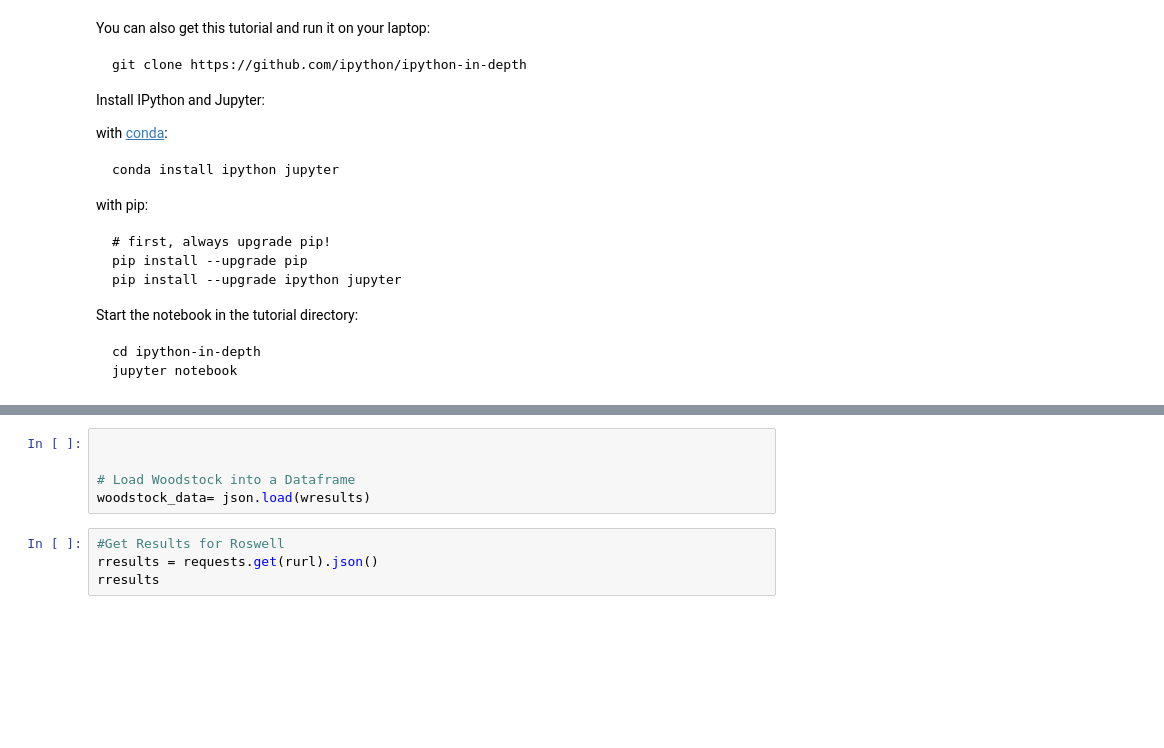
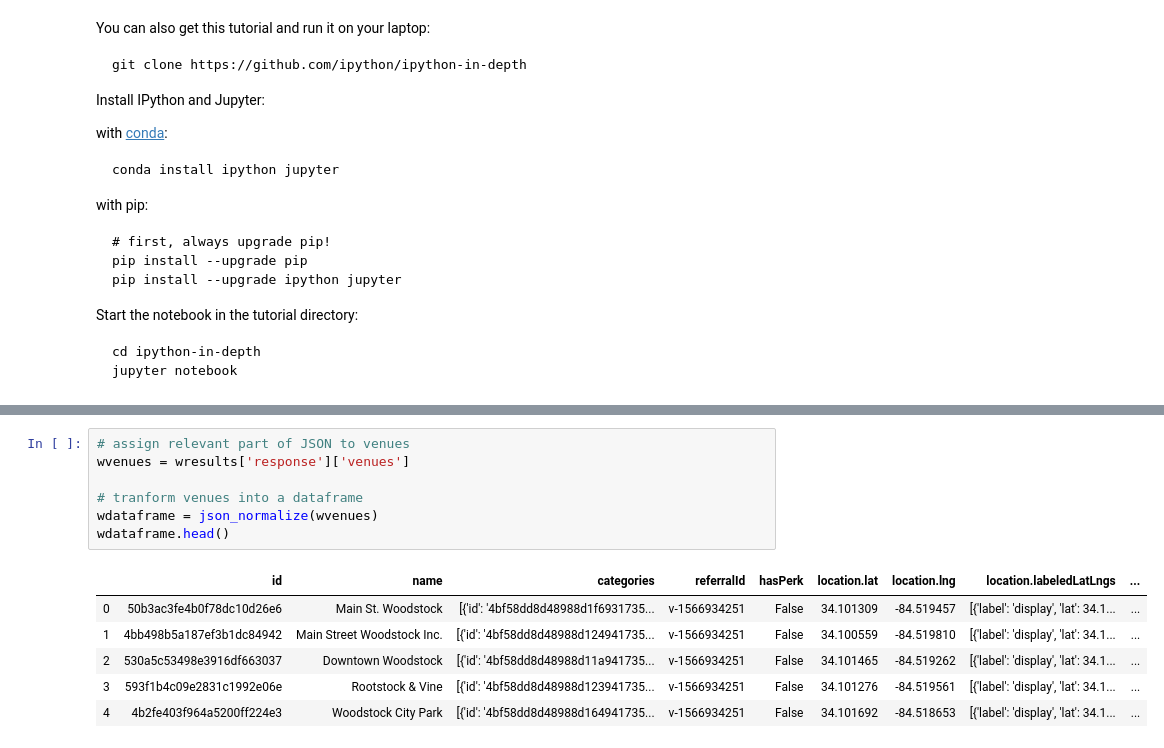
Before and after one commit to kmjacox/Coursera_Capstone, a Jupyter notebook: Index.ipynb, the cells around one changed output, grey strips where cells are left out. Saved outputs shown, nothing was run; the diff lists cells and outputs as text; blank space fills up the shorter version.

```diff
--- a/Index.ipynb
+++ b/Index.ipynb
@@ -121,9 +179,14 @@ wresults
-# %%
-
-
-# Load Woodstock into a Dataframe
-woodstock_data= json.load(wresults)
-# %%
-#Get Results for Roswell
-rresults = requests.get(rurl).json()
-rresults
+# %%
+# assign relevant part of JSON to venues
+wvenues = wresults['response']['venues']
+
+# tranform venues into a dataframe
+wdataframe = json_normalize(wvenues)
+wdataframe.head()
+# %% [output]
+|  | id | name | categories | referralId | hasPerk | location.lat | location.lng | location.labeledLatLngs | ... |
+| 0 | 50b3ac3fe4b0f78dc10d26e6 | Main St. Woodstock | [{'id': '4bf58dd8d48988d1f6931735... | v-1566934251 | False | 34.101309 | -84.519457 | [{'label': 'display', 'lat': 34.1... | ... |
+| 1 | 4bb498b5a187ef3b1dc84942 | Main Street Woodstock Inc. | [{'id': '4bf58dd8d48988d124941735... | v-1566934251 | False | 34.100559 | -84.519810 | [{'label': 'display', 'lat': 34.1... | ... |
+| 2 | 530a5c53498e3916df663037 | Downtown Woodstock | [{'id': '4bf58dd8d48988d11a941735... | v-1566934251 | False | 34.101465 | -84.519262 | [{'label': 'display', 'lat': 34.1... | ... |
+| 3 | 593f1b4c09e2831c1992e06e | Rootstock & Vine | [{'id': '4bf58dd8d48988d123941735... | v-1566934251 | False | 34.101276 | -84.519561 | [{'label': 'display', 'lat': 34.1... | ... |
+| 4 | 4b2fe403f964a5200ff224e3 | Woodstock City Park | [{'id': '4bf58dd8d48988d164941735... | v-1566934251 | False | 34.101692 | -84.518653 | [{'label': 'display', 'lat': 34.1... | ... |
```
Also changed, not shown: parts of 11 cells of this notebook.
